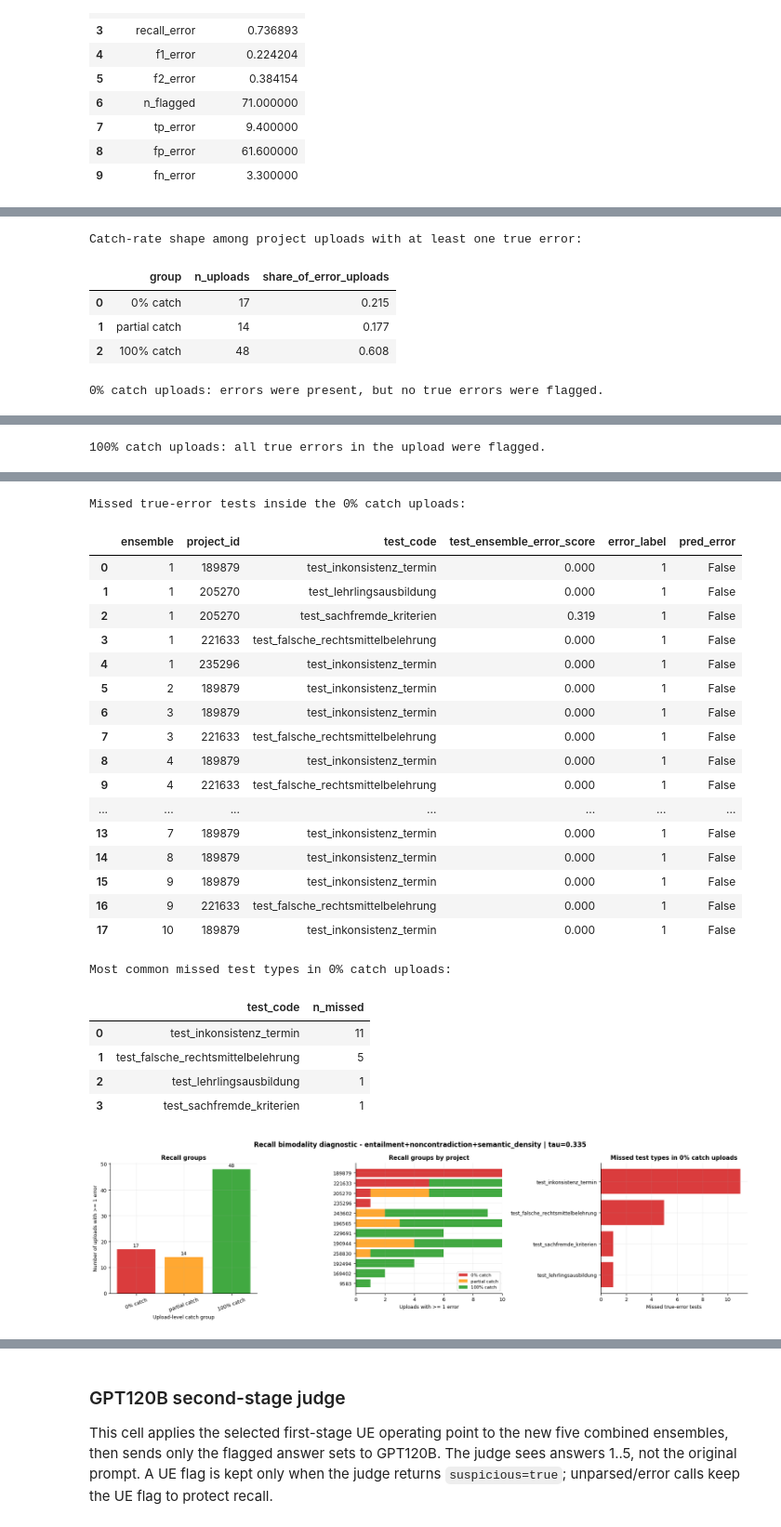
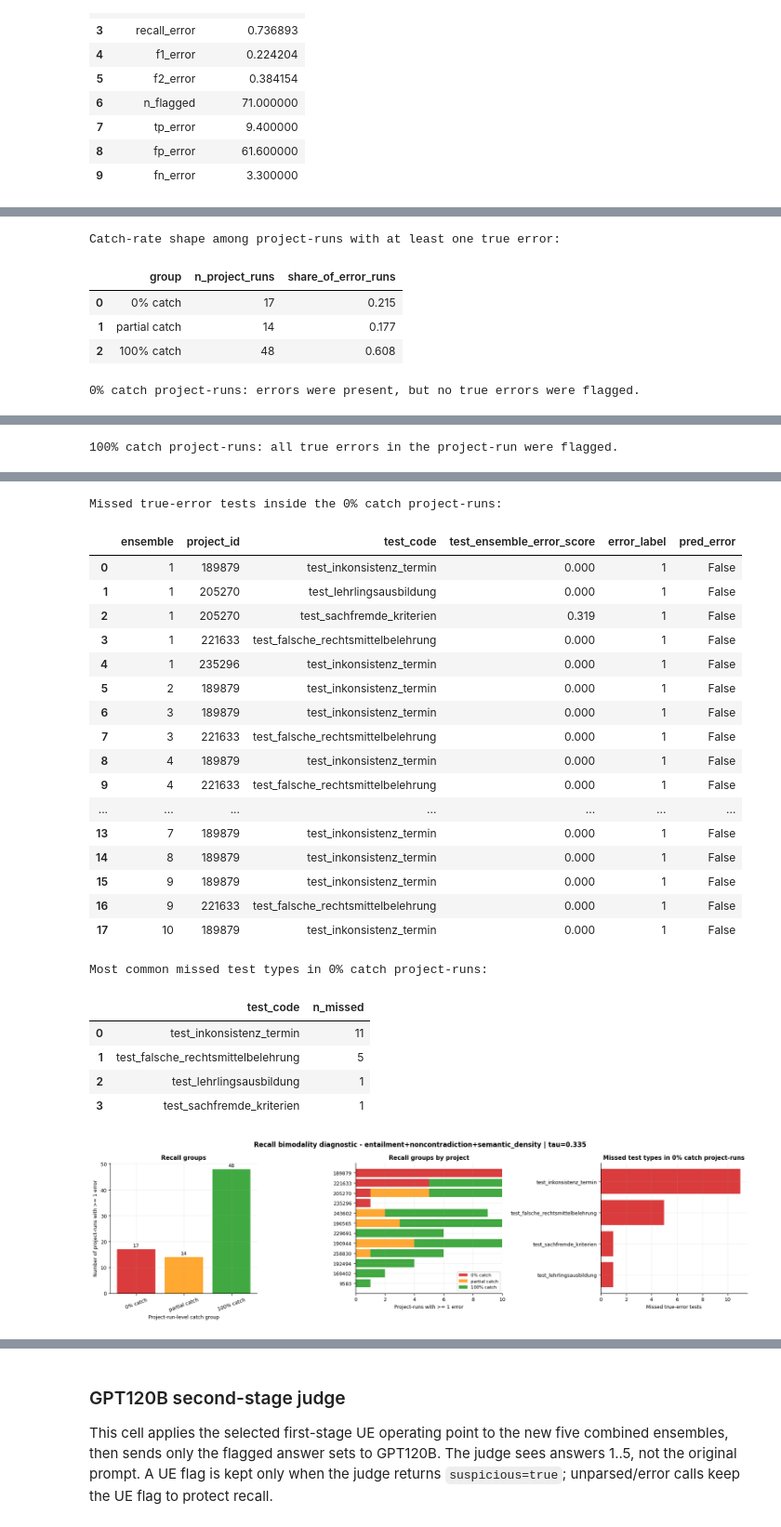
Before and after one commit to f3reshteh/uncertainty-estimation, a Jupyter notebook: evaluation/calibration.ipynb, the cells around one changed output, grey strips where cells are left out. Shown at 93% size. Saved outputs shown, nothing was run; the diff lists cells and outputs as text; code cells hidden in the pictures.

```diff
--- a/evaluation/calibration.ipynb
+++ b/evaluation/calibration.ipynb
@@ -1690,6 +1690,6 @@ Per-project behaviour for winner: entailment+noncontradiction+semantic_density |
 # %%
 # Diagnose bimodal catch-rate behaviour.
-# The histogram mean can hide whether project uploads are either mostly perfect
+# The histogram mean can hide whether project-runs are either mostly perfect
 # or mostly missed. This cell lists those extremes and the missed error tests.
 
 TAU = float(globals().get("BEST_THRESHOLD", globals().get("in_sample_threshold")))
@@ -1709,37 +1709,37 @@ for df in ensemble_dfs:
 
 project_test_df = pd.concat(test_rows, ignore_index=True)
 
-error_uploads = project_upload_df[project_upload_df["errors_present"] > 0].copy()
-zero_catch_uploads = error_uploads[error_uploads["catch_rate"] == 0].sort_values(
+error_runs = project_run_df[project_run_df["errors_present"] > 0].copy()
+zero_catch_runs = error_runs[error_runs["catch_rate"] == 0].sort_values(
     ["errors_present", "flagged"], ascending=[False, False]
 )
-perfect_catch_uploads = error_uploads[error_uploads["catch_rate"] == 1].sort_values(
+perfect_catch_runs = error_runs[error_runs["catch_rate"] == 1].sort_values(
     ["errors_present", "flagged"], ascending=[False, True]
 )
-partial_catch_uploads = error_uploads[
-    (error_uploads["catch_rate"] > 0) & (error_uploads["catch_rate"] < 1)
+partial_catch_runs = error_runs[
+    (error_runs["catch_rate"] > 0) & (error_runs["catch_rate"] < 1)
 ].sort_values("catch_rate")
 
 catch_shape_summary = pd.DataFrame({
     "group": ["0% catch", "partial catch", "100% catch"],
-    "n_uploads": [len(zero_catch_uploads), len(partial_catch_uploads), len(perfect_catch_uploads)],
-    "share_of_error_uploads": [
-        len(zero_catch_uploads) / max(len(error_uploads), 1),
-        len(partial_catch_uploads) / max(len(error_uploads), 1),
-        len(perfect_catch_uploads) / max(len(error_uploads), 1),
+    "n_project_runs": [len(zero_catch_runs), len(partial_catch_runs), len(perfect_catch_runs)],
+    "share_of_error_runs": [
+        len(zero_catch_runs) / max(len(error_runs), 1),
+        len(partial_catch_runs) / max(len(error_runs), 1),
+        len(perfect_catch_runs) / max(len(error_runs), 1),
     ],
 })
 
-print("Catch-rate shape among project uploads with at least one true error:")
+print("Catch-rate shape among project-runs with at least one true error:")
 display(catch_shape_summary.round(3))
 
-print("0% catch uploads: errors were present, but no true errors were flagged.")
-display(zero_catch_uploads[[
+print("0% catch project-runs: errors were present, but no true errors were flagged.")
+display(zero_catch_runs[[
     "ensemble", "project_id", "n_tests", "errors_present", "flagged", "tp", "fp", "fn", "catch_rate"
 ]].round(3))
 
-print("100% catch uploads: all true errors in the upload were flagged.")
-display(perfect_catch_uploads[[
+print("100% catch project-runs: all true errors in the project-run were flagged.")
+display(perfect_catch_runs[[
     "ensemble", "project_id", "n_tests", "errors_present", "flagged", "tp", "fp", "fn", "catch_rate"
 ]].round(3))
 
@@ -1747,17 +1747,17 @@ missed_error_tests = project_test_df[
     (project_test_df["error_label"] == 1)
     & (~project_test_df["pred_error"])
 ].merge(
-    zero_catch_uploads[["ensemble", "project_id"]],
+    zero_catch_runs[["ensemble", "project_id"]],
     on=["ensemble", "project_id"],
     how="inner",
 )
 
-print("Missed true-error tests inside the 0% catch uploads:")
+print("Missed true-error tests inside the 0% catch project-runs:")
 display(missed_error_tests[[
     "ensemble", "project_id", "test_code", "test_ensemble_error_score", "error_label", "pred_error"
 ]].sort_values(["ensemble", "project_id", "test_code"]).round(3))
 
-print("Most common missed test types in 0% catch uploads:")
+print("Most common missed test types in 0% catch project-runs:")
 display(
     missed_error_tests["test_code"]
     .value_counts()
@@ -1767,11 +1767,11 @@ display(
 
 
 # ---- Plots for the bimodality diagnostic ----
-plot_uploads = error_uploads.copy()
-plot_uploads["catch_group"] = np.select(
+plot_runs = error_runs.copy()
+plot_runs["catch_group"] = np.select(
     [
-        plot_uploads["catch_rate"].eq(0),
-        plot_uploads["catch_rate"].eq(1),
+        plot_runs["catch_rate"].eq(0),
+        plot_runs["catch_rate"].eq(1),
     ],
     ["0% catch", "100% catch"],
     default="partial catch",
@@ -1787,9 +1787,9 @@ catch_group_colors = {
 fig, axes = plt.subplots(1, 3, figsize=(17, 4.8))
 ax1, ax2, ax3 = axes
 
-# 1. Overall shape: how many error-containing uploads fall into each catch group.
+# 1. Overall shape: how many error-containing project-runs fall into each catch group.
 group_counts = (
-    plot_uploads["catch_group"]
+    plot_runs["catch_group"]
     .value_counts()
     .reindex(catch_group_order, fill_value=0)
 )
@@ -1800,15 +1800,15 @@ ax1.bar(
     alpha=0.9,
 )
 ax1.set_title("Recall groups", fontweight="semibold")
-ax1.set_ylabel("Number of uploads with >= 1 error")
-ax1.set_xlabel("Upload-level catch group")
+ax1.set_ylabel("Number of project-runs with >= 1 error")
+ax1.set_xlabel("Project-run-level catch group")
 ax1.tick_params(axis="x", rotation=20)
 for x, v in enumerate(group_counts.values):
     ax1.text(x, v + 0.4, str(int(v)), ha="center", va="bottom", fontsize=9)
 
 # 2. Which projects drive 0% vs 100% catch behaviour?
 project_catch_counts = (
-    plot_uploads
+    plot_runs
     .pivot_table(
         index="project_id",
         columns="catch_group",
@@ -1835,14 +1835,14 @@ for group in catch_group_order:
     left += project_catch_counts[group].to_numpy()
 ax2.set_yticks(ypos)
 ax2.set_yticklabels(project_catch_counts.index.astype(str))
-ax2.set_xlabel("Uploads with >= 1 error")
+ax2.set_xlabel("Project-runs with >= 1 error")
 ax2.set_title("Recall groups by project", fontweight="semibold")
 ax2.legend(fontsize=8, loc="lower right")
 
-# 3. Which test types are missed in 0% catch uploads?
+# 3. Which test types are missed in 0% catch project-runs?
 missed_counts = missed_error_tests["test_code"].value_counts().sort_values(ascending=True)
 if missed_counts.empty:
-    ax3.text(0.5, 0.5, "No missed errors in 0% catch uploads", ha="center", va="center")
+    ax3.text(0.5, 0.5, "No missed errors in 0% catch project-runs", ha="center", va="center")
     ax3.set_axis_off()
 else:
     ax3.barh(
@@ -1854,7 +1854,7 @@ else:
     ax3.set_yticks(np.arange(len(missed_counts)))
     ax3.set_yticklabels(missed_counts.index)
     ax3.set_xlabel("Missed true-error tests")
-    ax3.set_title("Missed test types in 0% catch uploads", fontweight="semibold")
+    ax3.set_title("Missed test types in 0% catch project-runs", fontweight="semibold")
 
 fig.suptitle(
     f"Recall bimodality diagnostic - {'+'.join(METHODS)} | tau={TAU:.3f}",
@@ -1864,12 +1864,12 @@ fig.suptitle(
 plt.tight_layout()
 plt.show()
 # %% [output]
-Catch-rate shape among project uploads with at least one true error:
+Catch-rate shape among project-runs with at least one true error:
-|  | group | n_uploads | share_of_error_uploads |
+|  | group | n_project_runs | share_of_error_runs |
 | 0 | 0% catch | 17 | 0.215 |
 | 1 | partial catch | 14 | 0.177 |
 | 2 | 100% catch | 48 | 0.608 |
-0% catch uploads: errors were present, but no true errors were flagged.
+0% catch project-runs: errors were present, but no true errors were flagged.
 |  | ensemble | project_id | n_tests | errors_present | flagged | tp | fp | fn | catch_rate |
 | 7 | 1 | 205270 | 15 | 2 | 3 | 0 | 3 | 2 | 0.0 |
 | 8 | 1 | 221633 | 15 | 1 | 8 | 0 | 8 | 1 | 0.0 |
@@ -1888,7 +1888,7 @@ Catch-rate shape among project uploads with at least one true error:
 | 15 | 2 | 189879 | 15 | 1 | 4 | 0 | 4 | 1 | 0.0 |
 | 93 | 8 | 189879 | 15 | 1 | 4 | 0 | 4 | 1 | 0.0 |
 | 106 | 9 | 189879 | 15 | 1 | 4 | 0 | 4 | 1 | 0.0 |
-100% catch uploads: all true errors in the upload were flagged.
+100% catch project-runs: all true errors in the project-run were flagged.
 |  | ensemble | project_id | n_tests | errors_present | flagged | tp | fp | fn | catch_rate |
 | 68 | 6 | 190944 | 15 | 3 | 3 | 3 | 0 | 0 | 1.0 |
 | 20 | 2 | 205270 | 15 | 3 | 6 | 3 | 3 | 0 | 1.0 |
@@ -1901,35 +1901,35 @@ Catch-rate shape among project uploads with at least one true error:
 | 120 | 10 | 190944 | 15 | 2 | 4 | 2 | 2 | 0 | 1.0 |
 | 29 | 3 | 190944 | 15 | 2 | 5 | 2 | 3 | 0 | 1.0 |
 | ... | ... | ... | ... | ... | ... | ... | ... | ... | ... |
 | 128 | 10 | 243602 | 15 | 1 | 7 | 1 | 6 | 0 | 1.0 |
 | 37 | 3 | 243602 | 15 | 1 | 8 | 1 | 7 | 0 | 1.0 |
 | 73 | 6 | 221633 | 15 | 1 | 8 | 1 | 7 | 0 | 1.0 |
 | 86 | 7 | 221633 | 15 | 1 | 8 | 1 | 7 | 0 | 1.0 |
 | 89 | 7 | 243602 | 15 | 1 | 9 | 1 | 8 | 0 | 1.0 |
-Missed true-error tests inside the 0% catch uploads:
+Missed true-error tests inside the 0% catch project-runs:
 |  | ensemble | project_id | test_code | test_ensemble_error_score | error_label | pred_error |
 | 0 | 1 | 189879 | test_inkonsistenz_termin | 0.000 | 1 | False |
 | 1 | 1 | 205270 | test_lehrlingsausbildung | 0.000 | 1 | False |
 | 2 | 1 | 205270 | test_sachfremde_kriterien | 0.319 | 1 | False |
 | 3 | 1 | 221633 | test_falsche_rechtsmittelbelehrung | 0.000 | 1 | False |
 | 4 | 1 | 235296 | test_inkonsistenz_termin | 0.000 | 1 | False |
 | 5 | 2 | 189879 | test_inkonsistenz_termin | 0.000 | 1 | False |
 | 6 | 3 | 189879 | test_inkonsistenz_termin | 0.000 | 1 | False |
 | 7 | 3 | 221633 | test_falsche_rechtsmittelbelehrung | 0.000 | 1 | False |
 | 8 | 4 | 189879 | test_inkonsistenz_termin | 0.000 | 1 | False |
 | 9 | 4 | 221633 | test_falsche_rechtsmittelbelehrung | 0.000 | 1 | False |
 | ... | ... | ... | ... | ... | ... | ... |
 | 13 | 7 | 189879 | test_inkonsistenz_termin | 0.000 | 1 | False |
 | 14 | 8 | 189879 | test_inkonsistenz_termin | 0.000 | 1 | False |
 | 15 | 9 | 189879 | test_inkonsistenz_termin | 0.000 | 1 | False |
 | 16 | 9 | 221633 | test_falsche_rechtsmittelbelehrung | 0.000 | 1 | False |
 | 17 | 10 | 189879 | test_inkonsistenz_termin | 0.000 | 1 | False |
-Most common missed test types in 0% catch uploads:
+Most common missed test types in 0% catch project-runs:
 |  | test_code | n_missed |
 | 0 | test_inkonsistenz_termin | 11 |
 | 1 | test_falsche_rechtsmittelbelehrung | 5 |
 | 2 | test_lehrlingsausbildung | 1 |
 | 3 | test_sachfremde_kriterien | 1 |
-[figure, old version]
+[figure, new version]
 # %%
 # Follow-up diagnostic: where do the 0% catch misses come from, and would targeted thresholds help?
```
Also changed, not shown: parts of 6 cells of this notebook.
